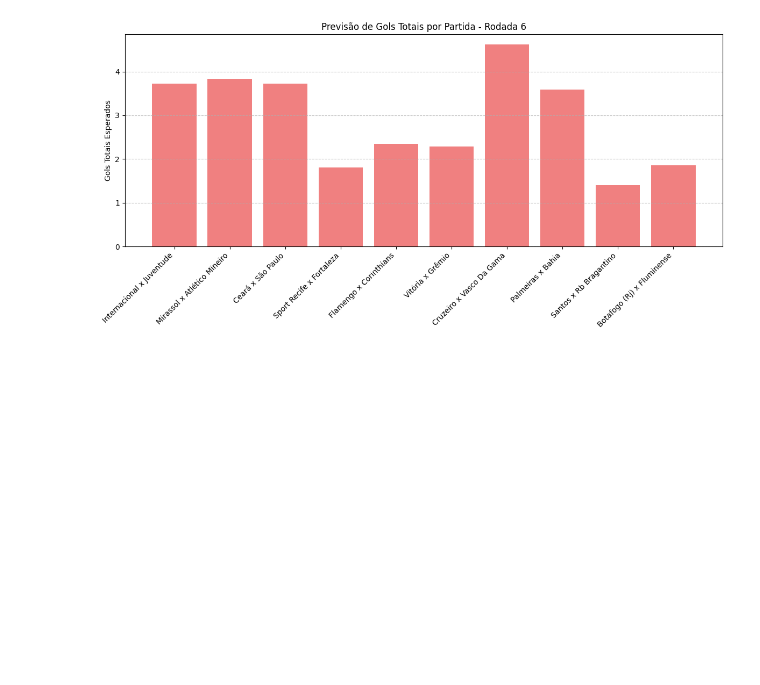
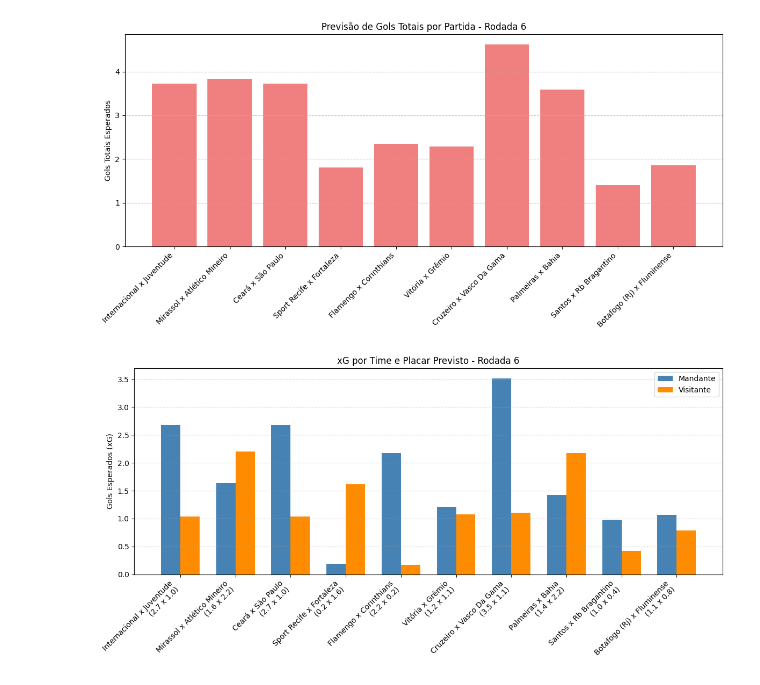
Before and after one commit to Danielcs02/futebol-ml, a Jupyter notebook: notebooks/inferencia_brasileirao.ipynb, the cells around one changed output. Cells and saved outputs as stored; diff of their text form; code cells hidden in the pictures; blank space fills up the shorter version.

Commit message:
Adiciona visualização de xG com placar previsto por rodada

```diff
--- a/notebooks/inferencia_brasileirao.ipynb
+++ b/notebooks/inferencia_brasileirao.ipynb
@@ -160,3 +160,39 @@ plt.tight_layout()
 plt.show()
 # %% [output]
 [figure]
+# %%
+import numpy as np
+import matplotlib.pyplot as plt
+
+# 1. Criar coluna com placar previsto (arredondado ou uma casa decimal)
+df_rodada['Placar_Previsto'] = df_rodada['Predicted_Home_Goals'].round(1).astype(str) + ' x ' + df_rodada['Predicted_Away_Goals'].round(1).astype(str)
+
+# 2. Criar gráfico
+plt.figure(figsize=(12, 6))
+
+bar_width = 0.35
+index = np.arange(len(df_rodada))
+
+# Barras de xG por time
+plt.bar(index, df_rodada['Predicted_Home_Goals'], bar_width, label='Mandante', color='steelblue')
+plt.bar(index + bar_width, df_rodada['Predicted_Away_Goals'], bar_width, label='Visitante', color='darkorange')
+
+# Rótulos com placares
+match_labels = [
+    f"{home.title()} x {away.title()}\n({placar})"
+    for home, away, placar in zip(
+        df_rodada['Home'],
+        df_rodada['Away'],
+        df_rodada['Placar_Previsto']
+    )
+]
+
+plt.xticks(index + bar_width / 2, match_labels, rotation=45, ha='right')
+plt.ylabel('Gols Esperados (xG)')
+plt.title(f'xG por Time e Placar Previsto - Rodada {rodada}')
+plt.legend()
+plt.grid(axis='y', linestyle='--', alpha=0.5)
+plt.tight_layout()
+plt.show()
+# %% [output]
+[figure, added]
```
